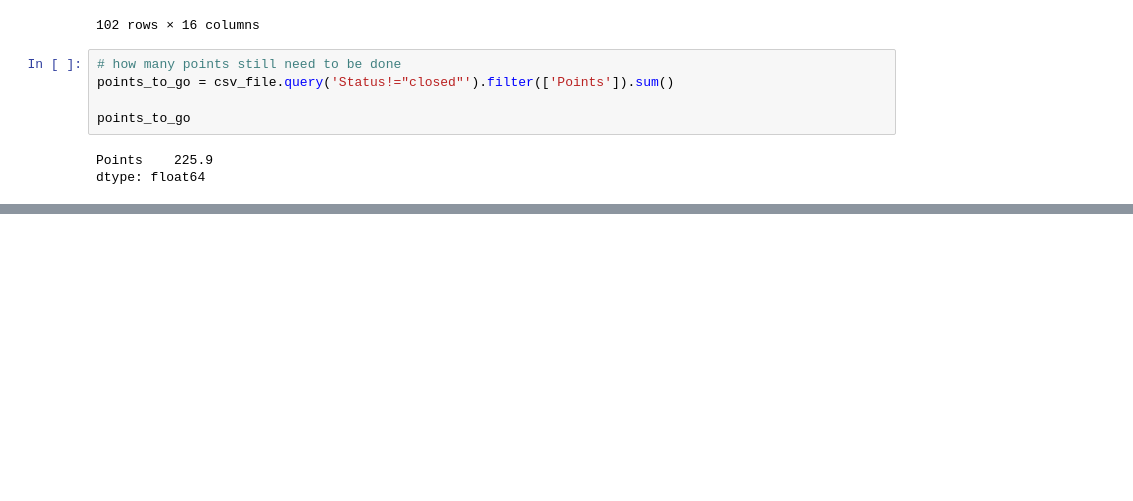
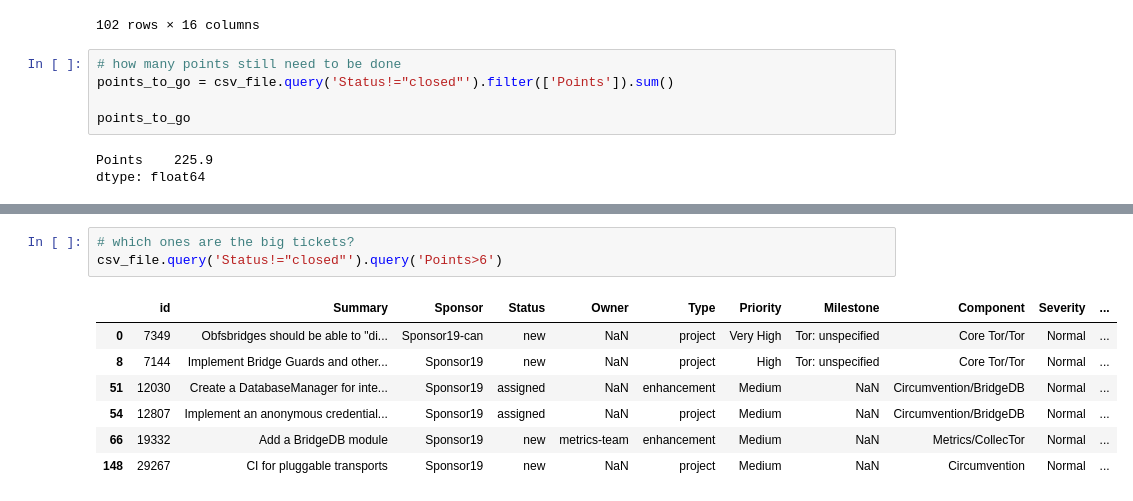
Before and after one commit to gabelula/trac-tor, a Jupyter notebook: Sponsor 19.ipynb, the cells around one changed output, grey strips where cells are left out. Cells and saved outputs as stored; diff of their text form; blank space fills up the shorter version.

```diff
--- a/Sponsor 19.ipynb
+++ b/Sponsor 19.ipynb
@@ -88,0 +89,11 @@ csv_file.query('Status!="closed"').filter(['Points', 'Actual Points']).sum().plo
+# %%
+# which ones are the big tickets?
+csv_file.query('Status!="closed"').query('Points>6')
+# %% [output]
+|  | id | Summary | Sponsor | Status | Owner | Type | Priority | Milestone | Component | Severity | ... |
+| 0 | 7349 | Obfsbridges should be able to "di... | Sponsor19-can | new | NaN | project | Very High | Tor: unspecified | Core Tor/Tor | Normal | ... |
+| 8 | 7144 | Implement Bridge Guards and other... | Sponsor19 | new | NaN | project | High | Tor: unspecified | Core Tor/Tor | Normal | ... |
+| 51 | 12030 | Create a DatabaseManager for inte... | Sponsor19 | assigned | NaN | enhancement | Medium | NaN | Circumvention/BridgeDB | Normal | ... |
+| 54 | 12807 | Implement an anonymous credential... | Sponsor19 | assigned | NaN | project | Medium | NaN | Circumvention/BridgeDB | Normal | ... |
+| 66 | 19332 | Add a BridgeDB module | Sponsor19 | new | metrics-team | enhancement | Medium | NaN | Metrics/CollecTor | Normal | ... |
+| 148 | 29267 | CI for pluggable transports | Sponsor19 | new | NaN | project | Medium | NaN | Circumvention | Normal | ... |
```
Also changed, not shown: parts of 1 cell of this notebook, 3 other files.
